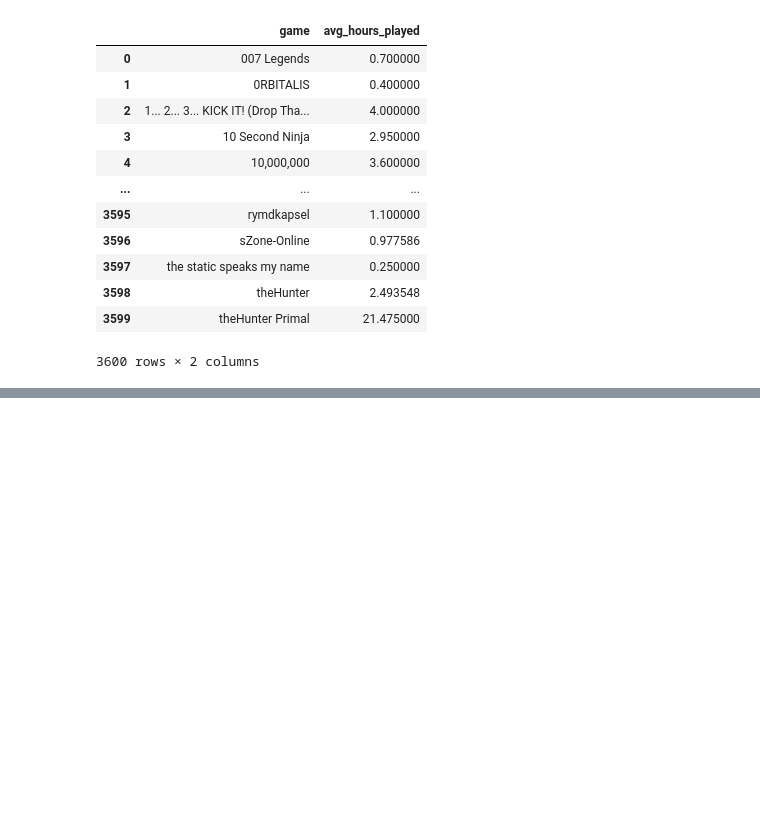
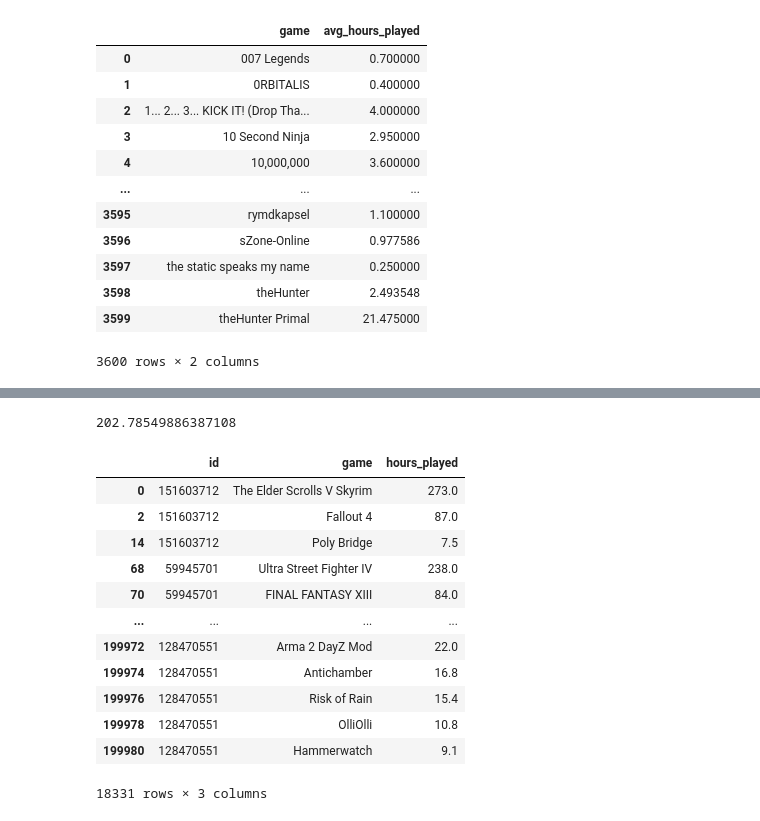
Before and after one commit to Vbardusco/sd201-steam-recommendations, a Jupyter notebook: project_steam.ipynb, the cells around one changed output, grey strips where cells are left out. Drawn from its saved outputs; the diff is of its cells as text; code cells hidden in the pictures; blank space fills up the shorter version.

Commit message:
Select games played more than average

```diff
--- a/project_steam.ipynb
+++ b/project_steam.ipynb
@@ -513,3 +513,7 @@ avg
 | 3598 | theHunter | 2.493548 |
 | 3599 | theHunter Primal | 21.475000 |
 3600 rows × 2 columns
+# %%
+#Dictionnary of average time played
+avg_dict = avg.set_index('game').to_dict()['avg_hours_played']
+avg_dict
@@ -515,0 +538,23 @@ avg
+# %%
+#To get the avg time played for a game
+avg_dict['Dota 2']
+# %% [output]
+202.78549886387108
+# %%
+#Select only the rows where players played more than average
+played_games_sup_avg = played_games.loc[played_games['hours_played'] > played_games['game'].astype(str).map(avg_dict)]
+played_games_sup_avg
+# %% [output]
+|  | id | game | hours_played |
+| 0 | 151603712 | The Elder Scrolls V Skyrim | 273.0 |
+| 2 | 151603712 | Fallout 4 | 87.0 |
+| 14 | 151603712 | Poly Bridge | 7.5 |
+| 68 | 59945701 | Ultra Street Fighter IV | 238.0 |
+| 70 | 59945701 | FINAL FANTASY XIII | 84.0 |
+| ... | ... | ... | ... |
+| 199972 | 128470551 | Arma 2 DayZ Mod | 22.0 |
+| 199974 | 128470551 | Antichamber | 16.8 |
+| 199976 | 128470551 | Risk of Rain | 15.4 |
+| 199978 | 128470551 | OlliOlli | 10.8 |
+| 199980 | 128470551 | Hammerwatch | 9.1 |
+18331 rows × 3 columns
```
Also changed, not shown: parts of 6 cells of this notebook.
